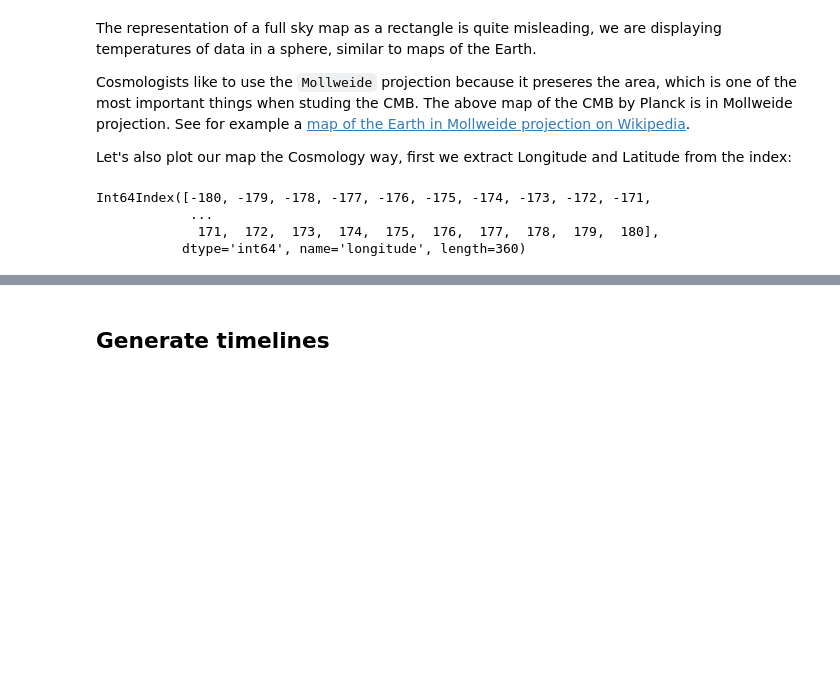
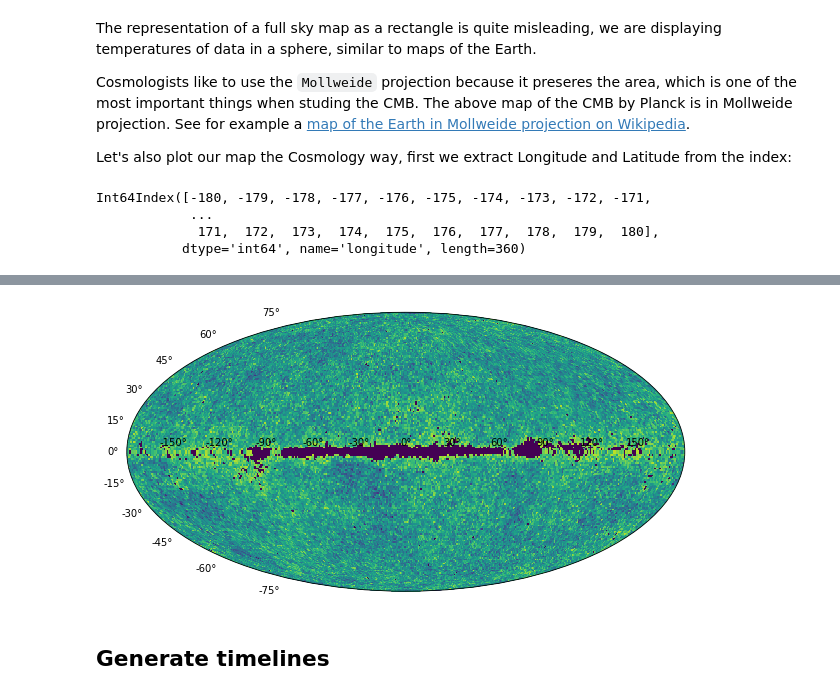
Before and after one commit to words-sdsc/edX, a Jupyter notebook: astro_example.ipynb, the cells around one changed output, grey strips where cells are left out. Cells and saved outputs as stored; diff of their text form; code cells hidden in the pictures; blank space fills up the shorter version.

```diff
--- a/astro_example.ipynb
+++ b/astro_example.ipynb
@@ -279,3 +307,9 @@ plt.pcolormesh(np.radians(longitude), np.radians(latitude), map_2d, vmin=vmin, v
+# %%
+brightness_cut_planck_map = planck_map.copy()
+brightness_cut_planck_map[brightness_cut_planck_map>.0004] = np.nan
+plot_mollweide_map(longitude,latitude,brightness_cut_planck_map.unstack(),vmin=-5e-4,vmax=5e-4)
+# %% [output]
+[figure, added]
 # %% [markdown]
 ## Generate timelines
 # %%
```
Also changed, not shown: parts of 12 cells of this notebook.
